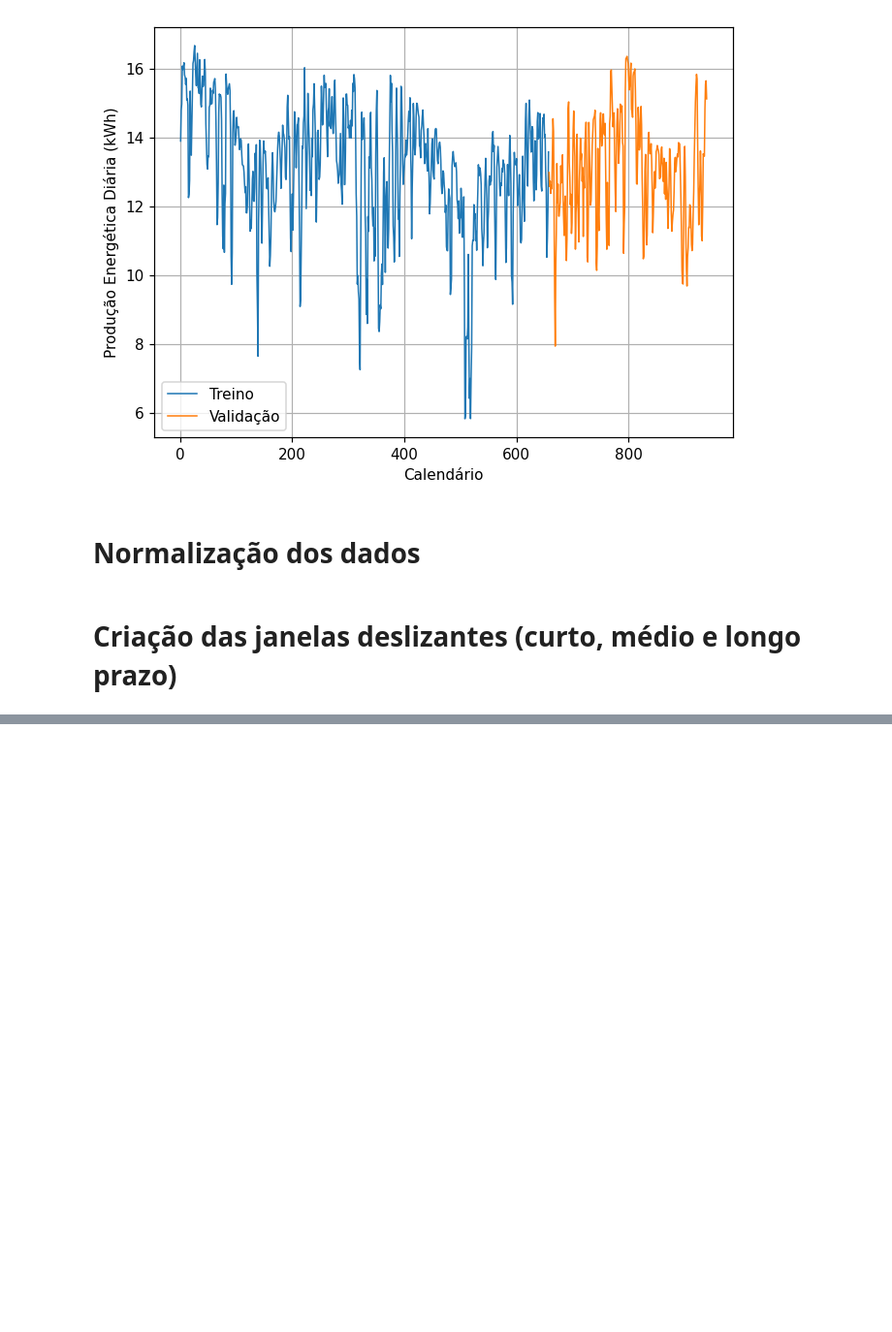
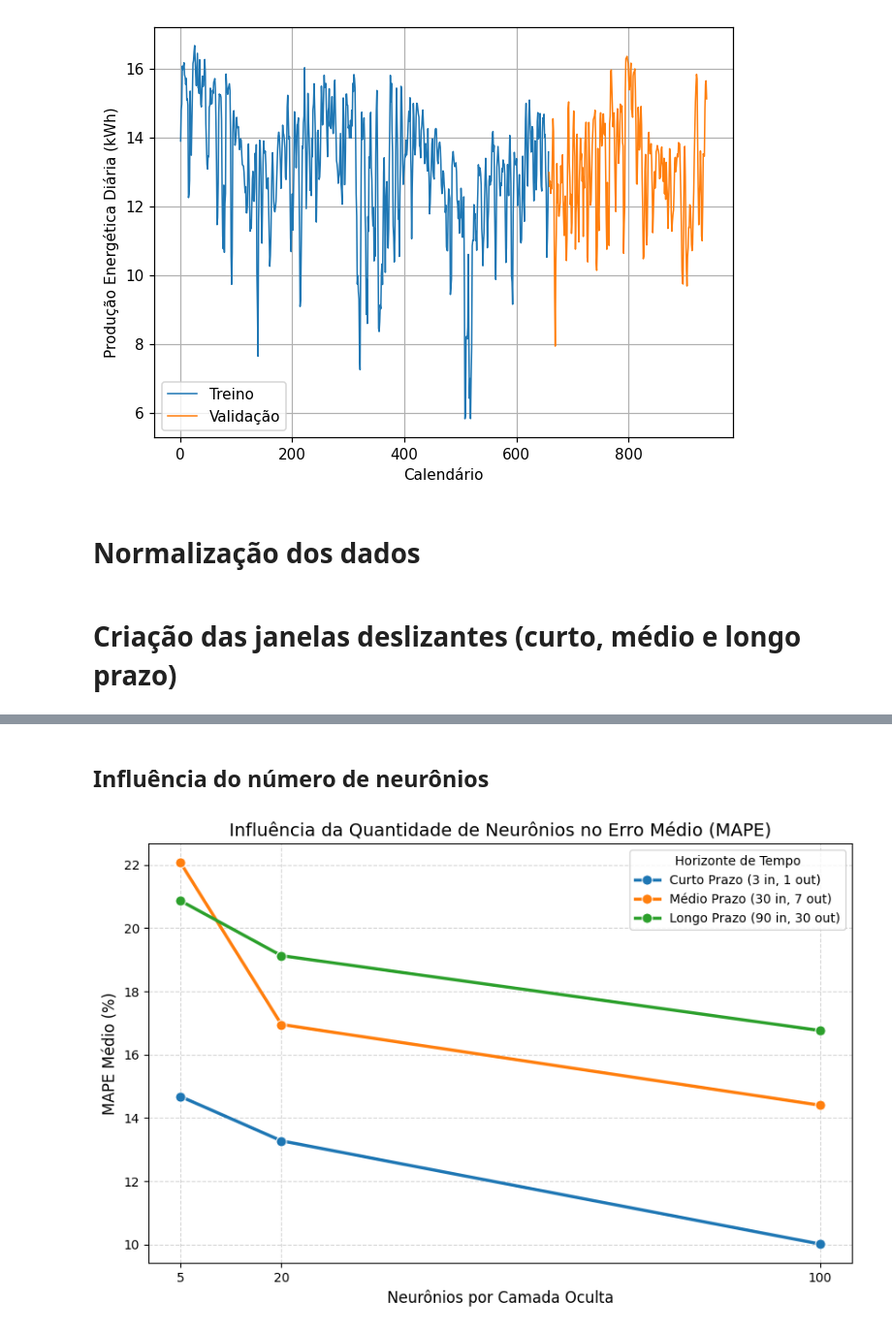
Before and after one commit to victorgmsds/IA_atv2, a Jupyter notebook: atv2.ipynb, the cells around one changed output, grey strips where cells are left out. Shown at 97% size. Drawn from its saved outputs; the diff is of its cells as text; code cells hidden in the pictures; blank space fills up the shorter version.

```diff
--- a/atv2.ipynb
+++ b/atv2.ipynb
@@ -126,0 +312,6 @@ x_lp_test, y_target_lp_test = gerar_datasets(ymm_test_scaled.flatten(), 91, 30)
+# %%
+estratégias_batch = {
+    'Batch':      len(x_lp_train), # Todo o dataset
+    'Stochastic': 1,            # 1 amostra por vez
+    'Mini-batch': 32            # Lote padrão
+}
@@ -126,0 +399,16 @@ x_lp_test, y_target_lp_test = gerar_datasets(ymm_test_scaled.flatten(), 91, 30)
+# %%
+# 1. Adicionar uma coluna identificadora em cada DataFrame
+df_resultados_cp['Caso'] = 'Curto Prazo (3 in, 1 out)'
+df_resultados_mp['Caso'] = 'Médio Prazo (30 in, 7 out)'
+df_resultados_lp['Caso'] = 'Longo Prazo (90 in, 30 out)'
+
+# 2. Concatenar todos em um único DataFrame global
+df_global = pd.concat([df_resultados_cp, df_resultados_mp, df_resultados_lp], ignore_index=True)
+
+# 3. Função para pegar os 3 melhores de cada grupo baseado no MAPE
+ranking_final = df_global.sort_values(['Caso', 'MAPE_Teste']).groupby('Caso').head(3)
+
+# 4. Formatação para exibição limpa
+pd.options.display.float_format = '{:.4f}'.format
+print("=== RANKING DOS 3 MELHORES MODELOS POR HORIZONTE DE TEMPO ===")
+print(ranking_final[['Caso', 'Otimizador', 'Neuronios', 'Algoritmo', 'MAPE_Teste', 'MSE_Teste']])
@@ -126,0 +433,23 @@ x_lp_test, y_target_lp_test = gerar_datasets(ymm_test_scaled.flatten(), 91, 30)
+# %% [markdown]
+## Influência do número de neurônios
+# %%
+import seaborn as sns
+import matplotlib.pyplot as plt
+
+plt.figure(figsize=(10, 6))
+
+# errorbar=None remove as linhas verticais de variação
+sns.lineplot(data=df_global, x='Neuronios', y='MAPE_Teste', hue='Caso',
+             marker='o', markersize=8, linewidth=2.5, errorbar=None)
+
+# Ajuste dos eixos para destacar a diferença entre 5, 20 e 100
+plt.xticks([5, 20, 100])
+plt.title('Influência da Quantidade de Neurônios no Erro Médio (MAPE)', fontsize=14)
+plt.ylabel('MAPE Médio (%)', fontsize=12)
+plt.xlabel('Neurônios por Camada Oculta', fontsize=12)
+plt.grid(True, linestyle='--', alpha=0.5)
+plt.legend(title='Horizonte de Tempo')
+
+plt.show()
+# %% [output]
+[figure, added]
```
Also changed, not shown: parts of 34 cells of this notebook.
